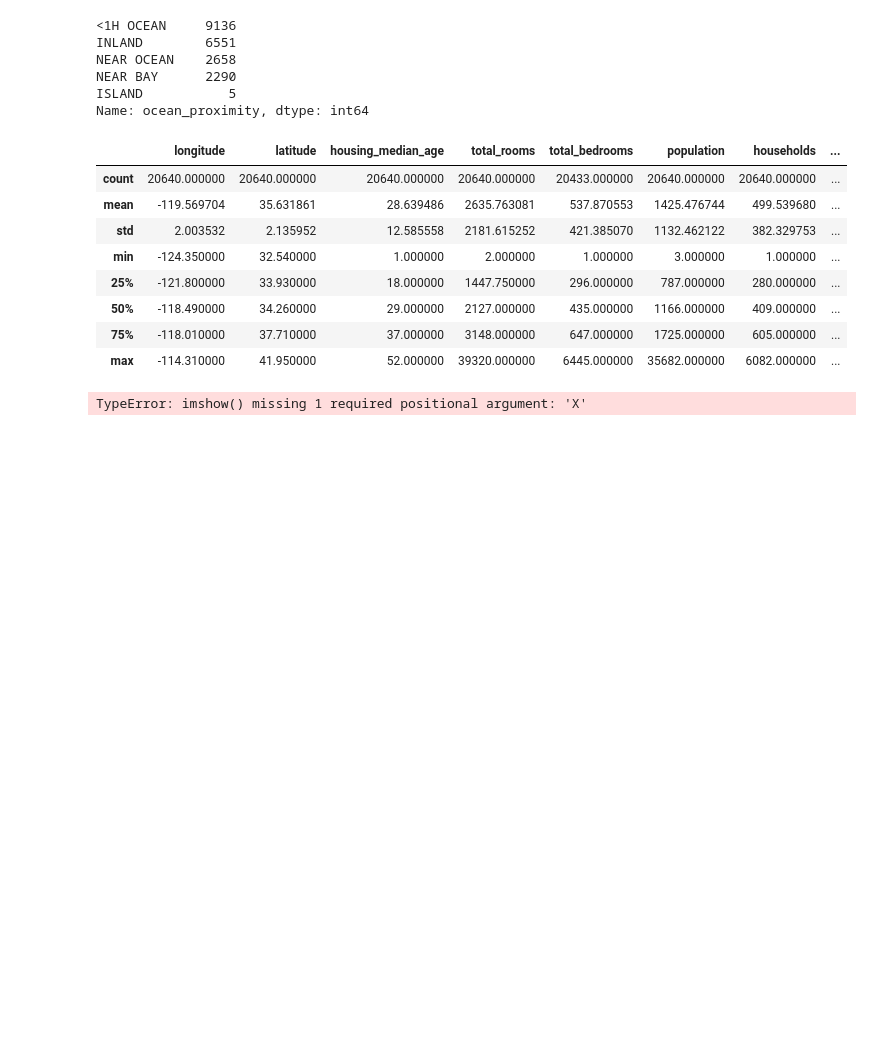
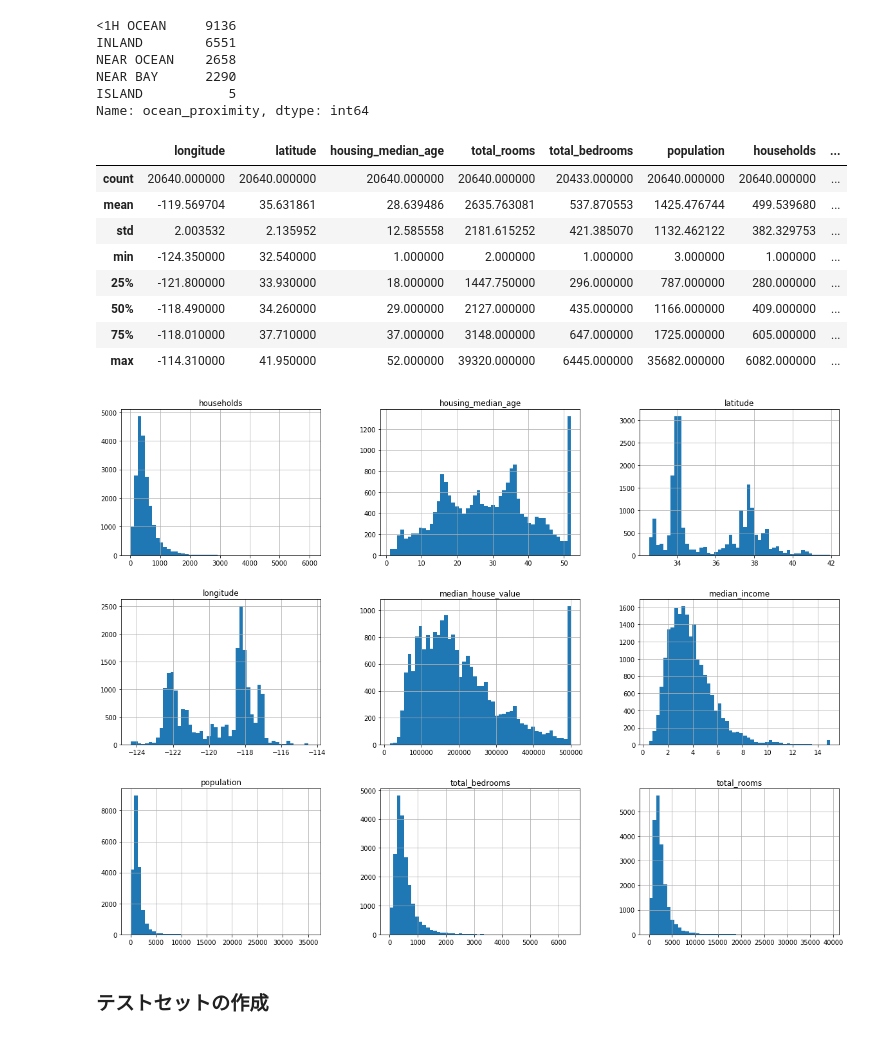
Before and after one commit to knakajima3027/ML-Hands-On, a Jupyter notebook: chapter2.ipynb, the cells around one changed output. Drawn from its saved outputs; the diff is of its cells as text; code cells hidden in the pictures; blank space fills up the shorter version.

```diff
--- a/chapter2.ipynb
+++ b/chapter2.ipynb
@@ -58,7 +58,9 @@ housing.describe()
 # %%
 import matplotlib.pyplot as plt
 
 housing.hist(bins=50, figsize=(20, 15))
-plt.imshow()
+plt.show()
 # %% [output]
-TypeError: imshow() missing 1 required positional argument: 'X'
+[figure, added]
+# %% [markdown]
+### テストセットの作成
```
Also changed, not shown: parts of 16 cells of this notebook.
